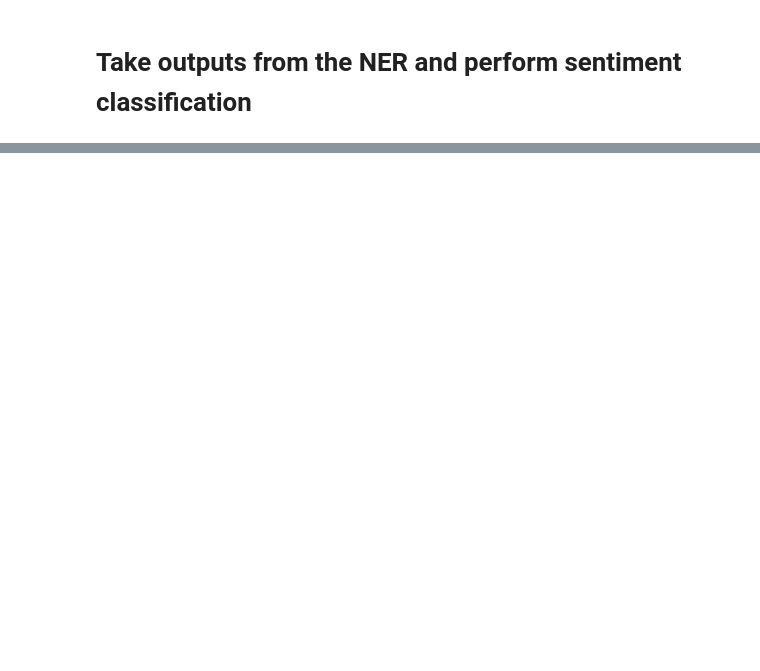
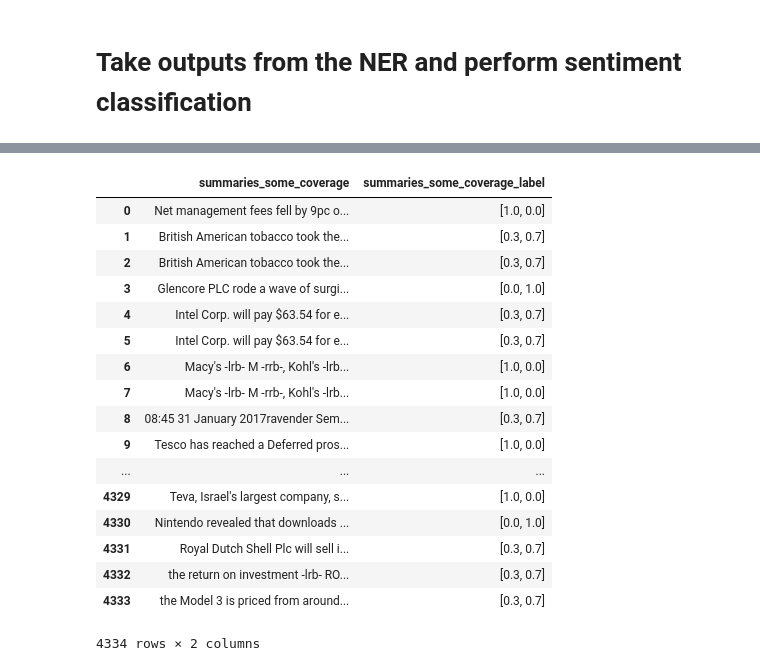
Before and after one commit to iamthevastidledhitchhiker/Zentropy, a Jupyter notebook: components/aspect_sentiment/SVM/SVC_SVR_Sentiment.ipynb, the cells around one changed output, grey strips where cells are left out. Cells and saved outputs as stored; diff of their text form; code cells hidden in the pictures; blank space fills up the shorter version.

```diff
--- a/components/aspect_sentiment/SVM/SVC_SVR_Sentiment.ipynb
+++ b/components/aspect_sentiment/SVM/SVC_SVR_Sentiment.ipynb
@@ -263,0 +155,9 @@ aspects_output
+# %%
+df2 = pd.merge(df, df1)
+# %%
+df2 = df2.drop(columns=['labels_text', 'entities_raw', 'docno_y', 'text', 'docno_x', 'focuses', 'subbed_text'])
+# %%
+df3 = classify_text(df2['summaries_3sent'], SVC, vectorizer)
+df4 = classify_text(df2['summaries_no_coverage'], SVC, vectorizer)
+df5 = classify_text(df2['summaries_some_coverage'], SVC, vectorizer)
+df6 = classify_text(df2['summaries_more_coverage'], SVC, vectorizer)
@@ -263,0 +184,27 @@ aspects_output
+# %%
+df2 = df2.reset_index(drop=True)
+df3 = df3.reset_index(drop=True)
+df4 = df4.reset_index(drop=True)
+df5 = df5.reset_index(drop=True)
+df6 = df6.reset_index(drop=True)
+# %%
+df5
+# %% [output]
+|  | summaries_some_coverage | summaries_some_coverage_label |
+| 0 | Net management fees fell by 9pc o... | [1.0, 0.0] |
+| 1 | British American tobacco took the... | [0.3, 0.7] |
+| 2 | British American tobacco took the... | [0.3, 0.7] |
+| 3 | Glencore PLC rode a wave of surgi... | [0.0, 1.0] |
+| 4 | Intel Corp. will pay $63.54 for e... | [0.3, 0.7] |
+| 5 | Intel Corp. will pay $63.54 for e... | [0.3, 0.7] |
+| 6 | Macy's -lrb- M -rrb-, Kohl's -lrb... | [1.0, 0.0] |
+| 7 | Macy's -lrb- M -rrb-, Kohl's -lrb... | [1.0, 0.0] |
+| 8 | 08:45 31 January 2017ravender Sem... | [0.3, 0.7] |
+| 9 | Tesco has reached a Deferred pros... | [1.0, 0.0] |
+| ... | ... | ... |
+| 4329 | Teva, Israel's largest company, s... | [1.0, 0.0] |
+| 4330 | Nintendo revealed that downloads ... | [0.0, 1.0] |
+| 4331 | Royal Dutch Shell Plc will sell i... | [0.3, 0.7] |
+| 4332 | the return on investment -lrb- RO... | [0.3, 0.7] |
+| 4333 | the Model 3 is priced from around... | [0.3, 0.7] |
+4334 rows × 2 columns
```
Also changed, not shown: parts of 36 cells of this notebook, 7 other files.
